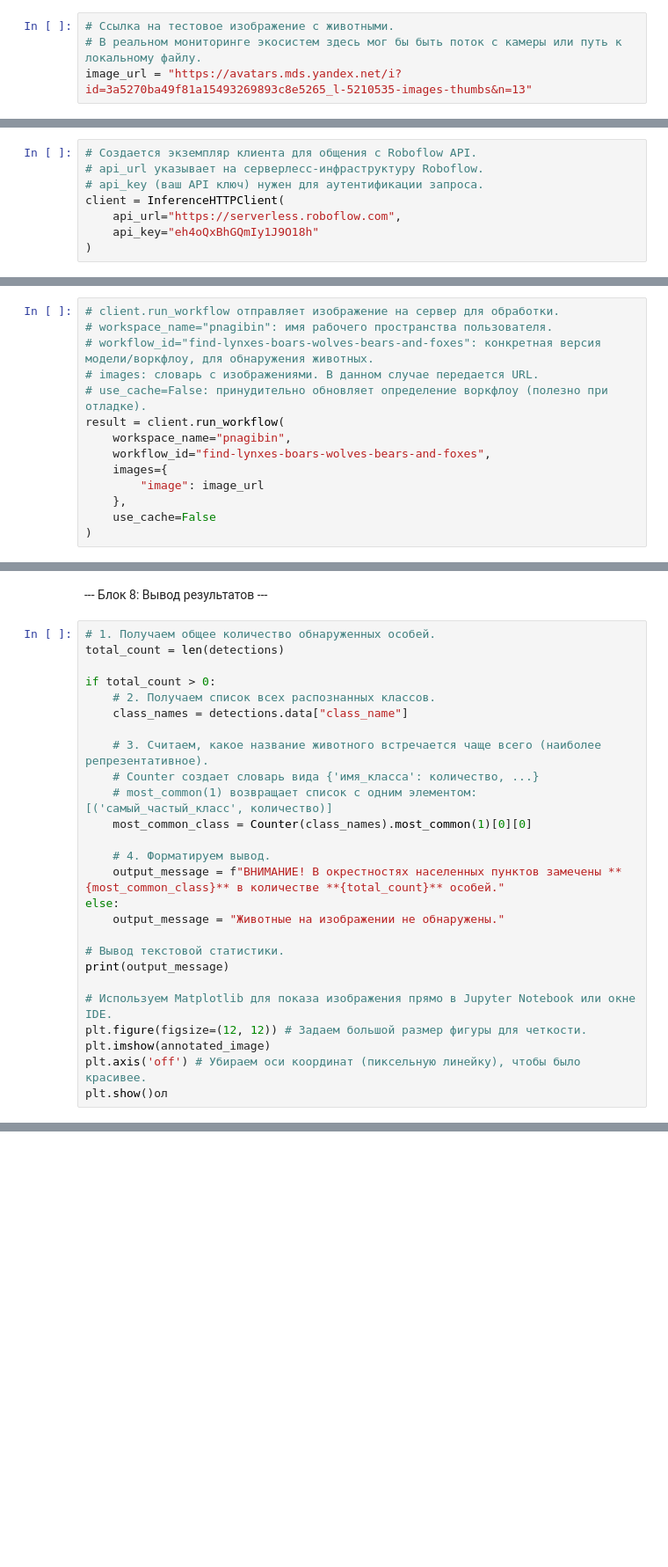
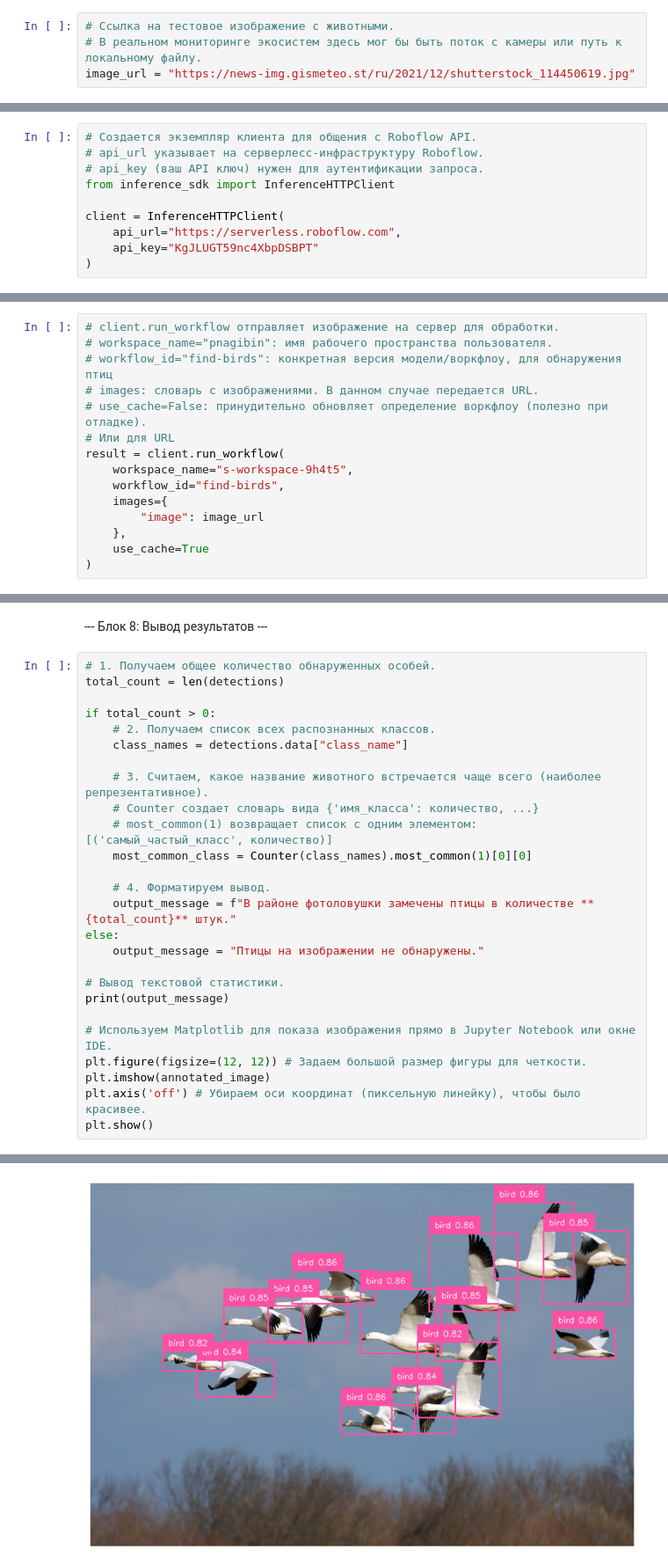
Before and after one commit to rybinsergei-hub/RSA_sf_data_science, a Jupyter notebook: Проектная практика/Computer_vision.ipynb, the cells around one changed output, grey strips where cells are left out. Shown: that part at 88% size. Cells and saved outputs as stored; diff of their text form; blank space fills up the shorter version.

```diff
--- a/Проектная практика/Computer_vision.ipynb
+++ b/Проектная практика/Computer_vision.ipynb
@@ -18,7 +36,7 @@ from collections import Counter # Импортируем Counter для подс
 # %%
 # Ссылка на тестовое изображение с животными.
 # В реальном мониторинге экосистем здесь мог бы быть поток с камеры или путь к локальному файлу.
-image_url = "https://avatars.mds.yandex.net/i?id=3a5270ba49f81a15493269893c8e5265_l-5210535-images-thumbs&n=13"
+image_url = "https://news-img.gismeteo.st/ru/2021/12/shutterstock_114450619.jpg"
 # %% [markdown]
 
 --- Блок 2: Инициализация клиента Roboflow ---
@@ -26,25 +44,28 @@ image_url = "https://avatars.mds.yandex.net/i?id=3a5270ba49f81a15493269893c8e526
 # Создается экземпляр клиента для общения с Roboflow API.
 # api_url указывает на серверлесс-инфраструктуру Roboflow.
 # api_key (ваш API ключ) нужен для аутентификации запроса.
+from inference_sdk import InferenceHTTPClient
+
 client = InferenceHTTPClient(
     api_url="https://serverless.roboflow.com",
-    api_key="eh4oQxBhGQmIy1J9O18h"
+    api_key="KgJLUGT59nc4XbpDSBPT"
 )
 # %% [markdown]
 --- Блок 3: Выполнение инференса (предсказания) ---
 # %%
 # client.run_workflow отправляет изображение на сервер для обработки.
 # workspace_name="pnagibin": имя рабочего пространства пользователя.
-# workflow_id="find-lynxes-boars-wolves-bears-and-foxes": конкретная версия модели/воркфлоу, для обнаружения животных.
+# workflow_id="find-birds": конкретная версия модели/воркфлоу, для обнаружения птиц
 # images: словарь с изображениями. В данном случае передается URL.
 # use_cache=False: принудительно обновляет определение воркфлоу (полезно при отладке).
+# Или для URL
 result = client.run_workflow(
-    workspace_name="pnagibin",
-    workflow_id="find-lynxes-boars-wolves-bears-and-foxes",
+    workspace_name="s-workspace-9h4t5",
+    workflow_id="find-birds",
     images={
         "image": image_url
     },
-    use_cache=False
+    use_cache=True
 )
 # %% [markdown]
 --- Блок 4: Загрузка и конвертация изображения ---
@@ -122,9 +143,9 @@ if total_count > 0:
     most_common_class = Counter(class_names).most_common(1)[0][0]
 
     # 4. Форматируем вывод.
-    output_message = f"ВНИМАНИЕ! В окрестностях населенных пунктов замечены **{most_common_class}** в количестве **{total_count}** особей."
+    output_message = f"В районе фотоловушки замечены птицы в количестве **{total_count}** штук."
 else:
-    output_message = "Животные на изображении не обнаружены."
+    output_message = "Птицы на изображении не обнаружены."
 
 # Вывод текстовой статистики.
 print(output_message)
@@ -133,4 +154,5 @@ print(output_message)
 plt.figure(figsize=(12, 12)) # Задаем большой размер фигуры для четкости.
 plt.imshow(annotated_image)
 plt.axis('off') # Убираем оси координат (пиксельную линейку), чтобы было красивее.
-plt.show()ол
+plt.show()
+# %% [output]
@@ -136,0 +160 @@ plt.show()ол
+[figure, added]
```
Also changed, not shown: parts of 3 cells of this notebook, 1 other file.
